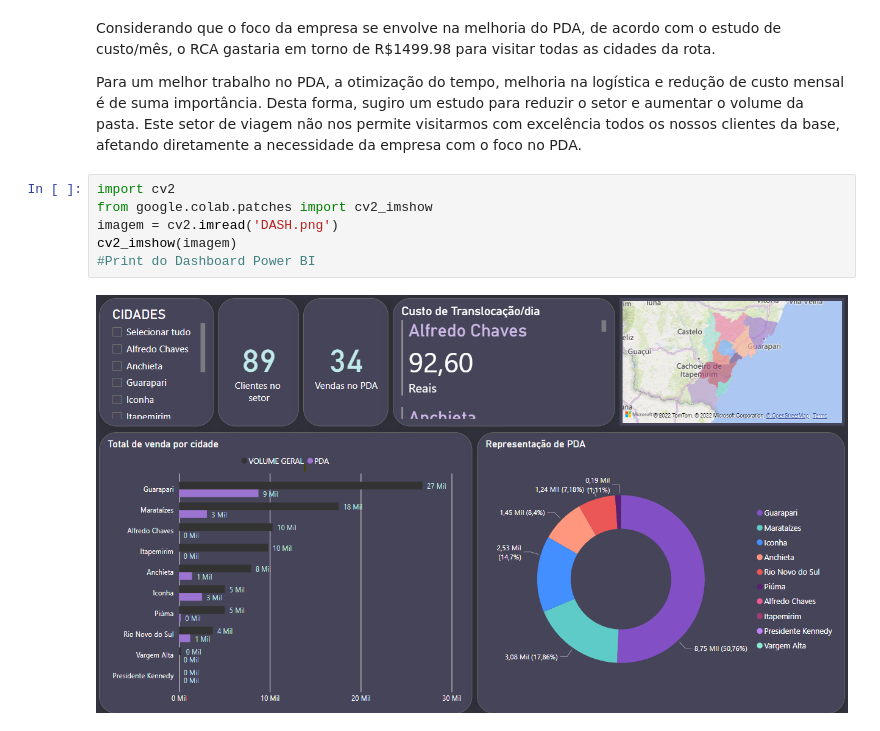
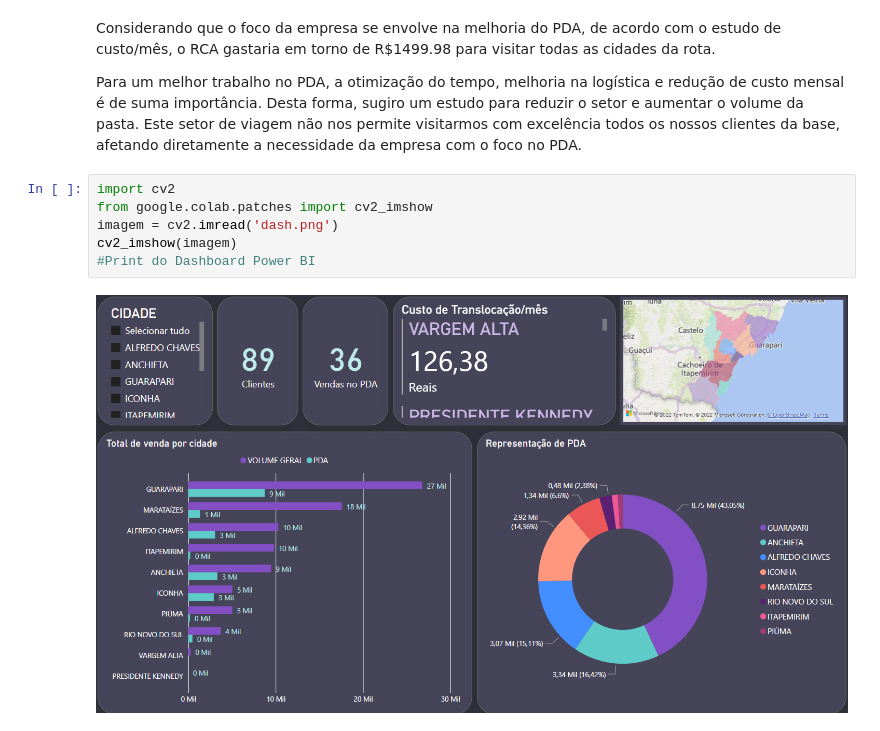
Before and after one commit to ricardogomesmatos/MilleniumComercial, a Jupyter notebook: Projeto_Millenium.ipynb, the cells around one changed output. Saved outputs shown, nothing was run; the diff lists cells and outputs as text.

```diff
--- a/Projeto_Millenium.ipynb
+++ b/Projeto_Millenium.ipynb
@@ -732,8 +727,8 @@ Para um melhor trabalho no PDA, a otimização do tempo, melhoria na logística
 # %%
 import cv2
 from google.colab.patches import cv2_imshow
-imagem = cv2.imread('DASH.png')
+imagem = cv2.imread('dash.png')
 cv2_imshow(imagem)
 #Print do Dashboard Power BI
 # %% [output]
-[figure, old version]
+[figure, new version]
```
Also changed, not shown: parts of 11 cells of this notebook.
